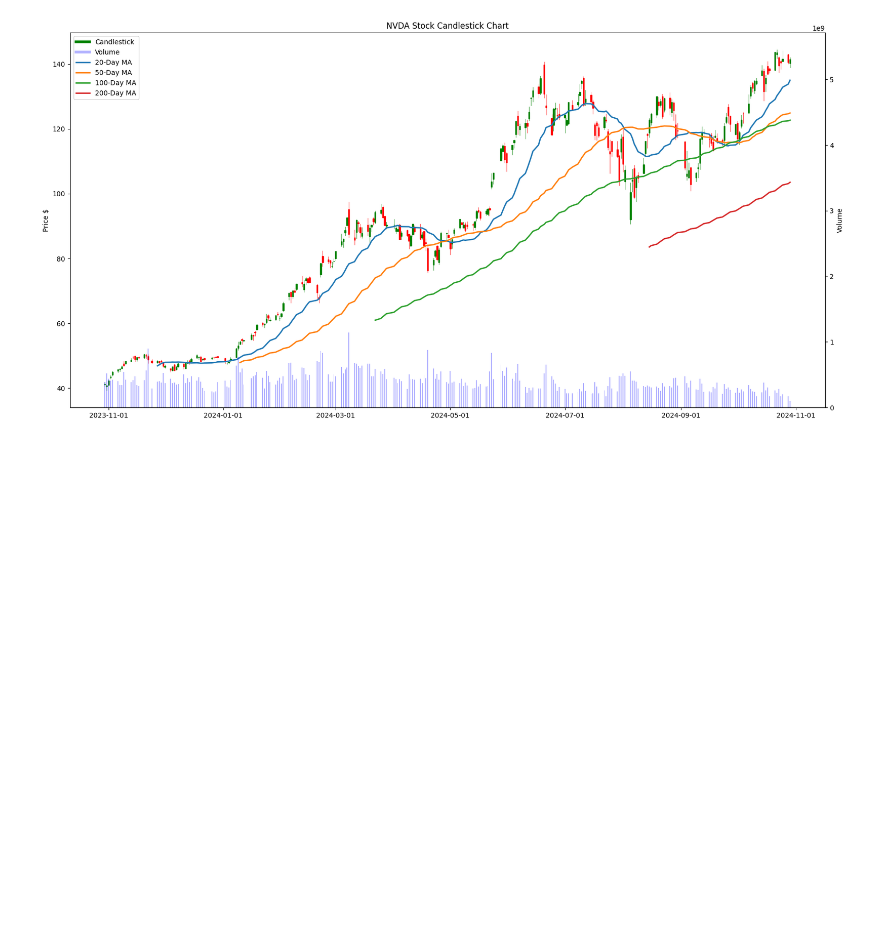
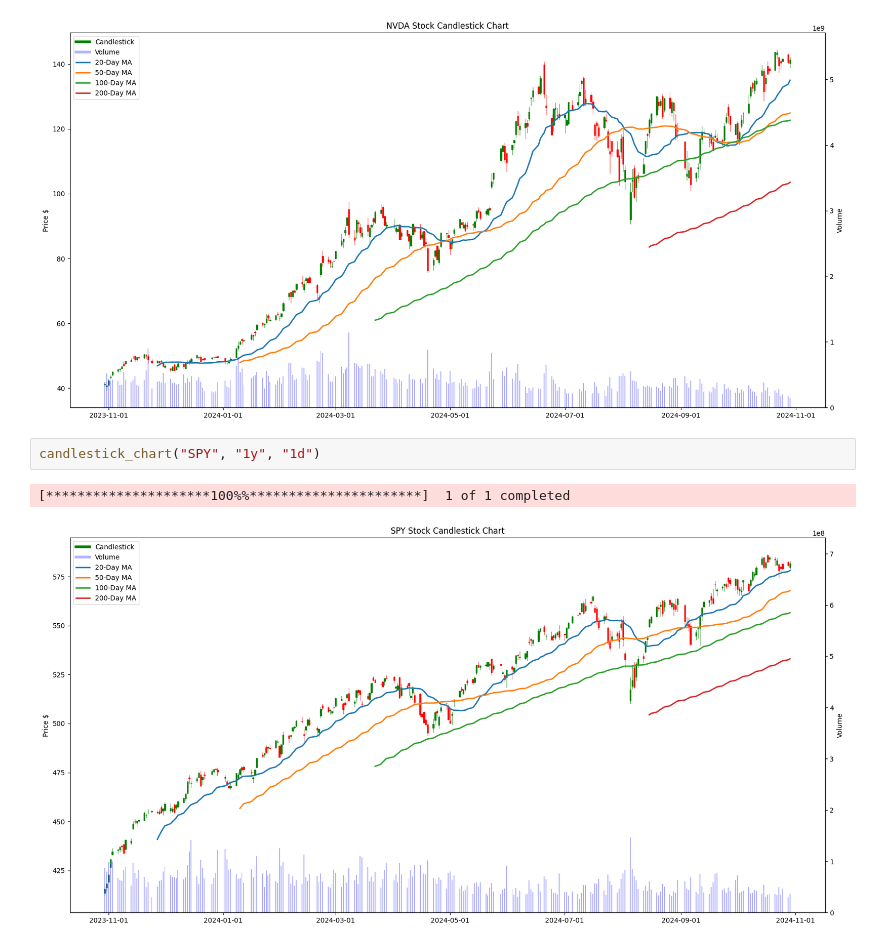
Before and after one commit to bearnest21/Stock-Candlestick-Chart, a Jupyter notebook: candlestick_chart.ipynb, the cells around one changed output. Saved outputs shown, nothing was run; the diff lists cells and outputs as text; blank space fills up the shorter version.

```diff
--- a/candlestick_chart.ipynb
+++ b/candlestick_chart.ipynb
@@ -71,3 +75,8 @@ candlestick_chart("NVDA", "1y", "1d")
 # %% [output]
 [*********************100%%**********************]  1 of 1 completed
 [figure]
+# %%
+candlestick_chart("SPY", "1y", "1d")
+# %% [output]
+[*********************100%%**********************]  1 of 1 completed
+[figure, added]
```
Also changed, not shown: parts of 2 cells of this notebook.
